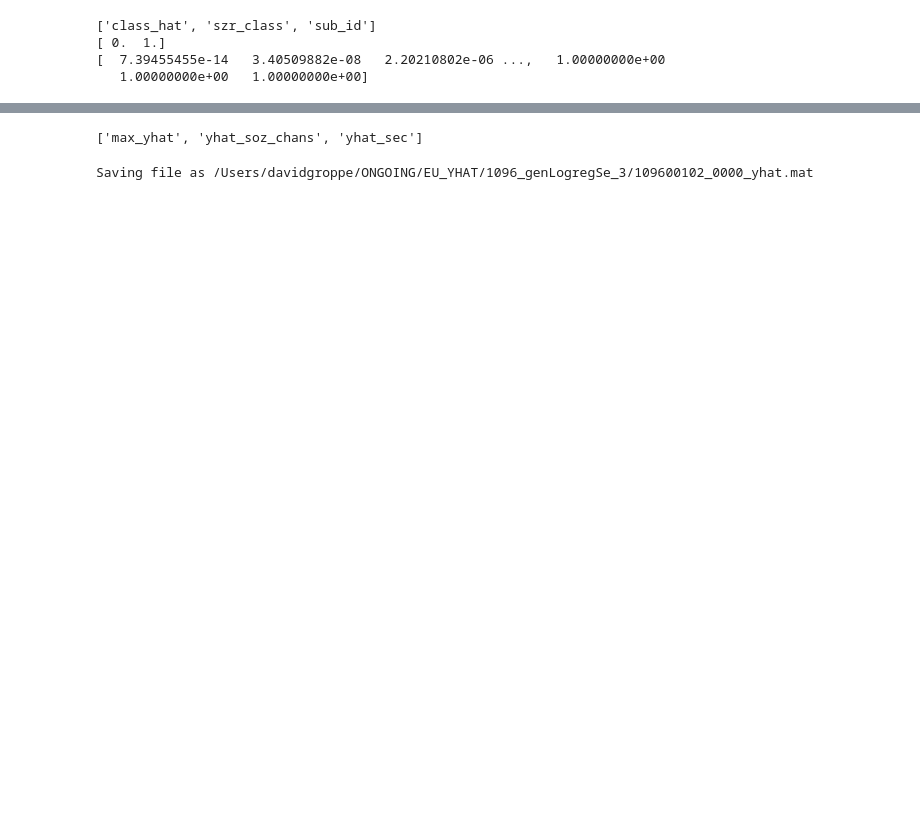
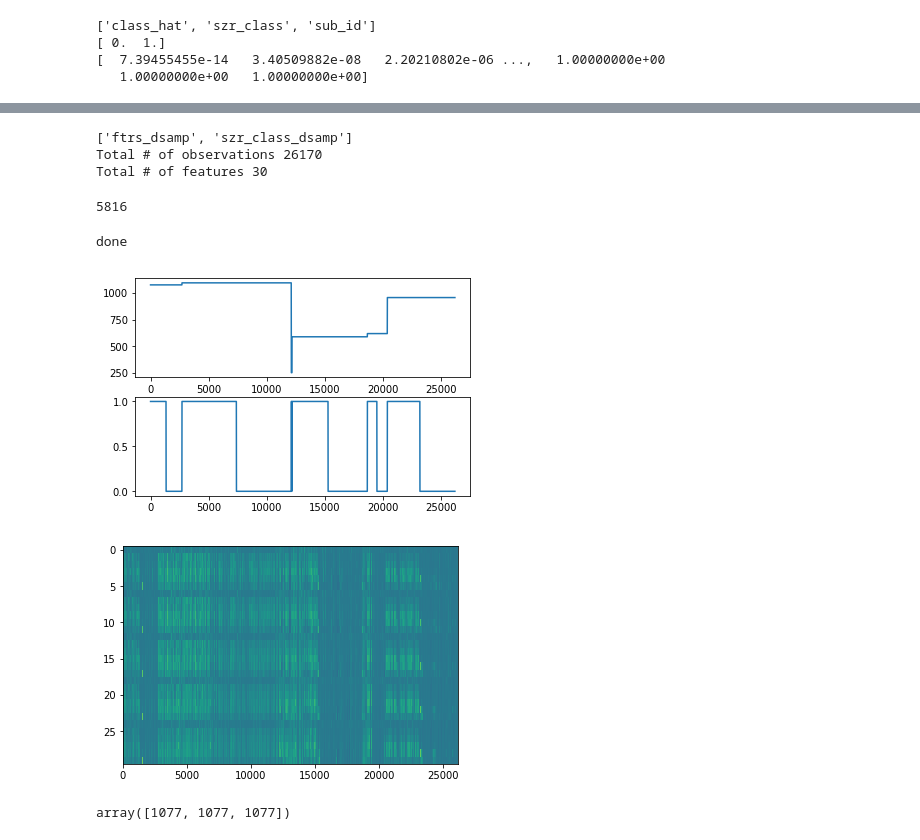
Before and after one commit to dmgroppe/SZR_ANT, a Jupyter notebook: EU_GENERAL/sbox_lap.ipynb, the cells around one changed output, grey strips where cells are left out. Saved outputs shown, nothing was run; the diff lists cells and outputs as text; code cells hidden in the pictures; blank space fills up the shorter version.

```diff
--- a/EU_GENERAL/sbox_lap.ipynb
+++ b/EU_GENERAL/sbox_lap.ipynb
@@ -80,13 +40,56 @@ Best train bal acc: 0.889466
-# %%
-stm='/Users/davidgroppe/ONGOING/EU_YHAT/1096_genLogregSe_3/109600102_0000_yhat'
-in_f=stm+'.npz'
-yhat_npz=np.load(in_f)
-yhat_npz.keys()
-# %% [output]
-['max_yhat', 'yhat_soz_chans', 'yhat_sec']
-# %%
-out_f=stm+'.mat'
-print('Saving file as %s' % out_f)
-sio.savemat(out_f,yhat_npz)
-# %% [output]
-Saving file as /Users/davidgroppe/ONGOING/EU_YHAT/1096_genLogregSe_3/109600102_0000_yhat.mat
+# %%
+# Load downsampled files to get # of observations
+subs=[1077, 1096, 253, 590, 620, 958]
+n_obs=0
+for sub in subs:
+    in_fname='kdownsampled_'+str(sub)+'.npz'
+    npz=np.load(in_fname)
+    n_obs+=npz['ftrs_dsamp'].shape[0]
+n_ftrs=npz['ftrs_dsamp'].shape[1]
+print(npz.keys())
+print('Total # of observations %d' % n_obs)
+print('Total # of features %d' % n_ftrs)
+# %% [output]
+['ftrs_dsamp', 'szr_class_dsamp']
+Total # of observations 26170
+Total # of features 30
+# %%
+npz['ftrs_dsamp'].shape[0]
+# %% [output]
+5816
+# %%
+# Concat downsampled data
+ftrs=np.zeros((n_obs,n_ftrs))
+sub_ids=np.zeros(n_obs,dtype=int)
+szr_class=np.zeros(n_obs)
+obs_ct=0;
+for sub in subs:
+    in_fname='kdownsampled_'+str(sub)+'.npz'
+    npz=np.load(in_fname)
+    n_obs_this_sub=npz['ftrs_dsamp'].shape[0]
+    ftrs[obs_ct:obs_ct+n_obs_this_sub,:]=npz['ftrs_dsamp']
+    sub_ids[obs_ct:obs_ct+n_obs_this_sub]=sub
+    szr_class[obs_ct:obs_ct+n_obs_this_sub]=npz['szr_class_dsamp']
+    obs_ct+=n_obs_this_sub
+# %%
+plt.figure(1)
+plt.clf()
+plt.subplot(2,1,1)
+plt.plot(sub_ids)
+
+plt.subplot(2,1,2)
+plt.plot(szr_class)
+
+mn_val=np.min(ftrs)
+plt.figure(2)
+plt.clf()
+plt.imshow(np.log10(ftrs.T-mn_val+1),aspect='auto')
+print('done')
+# %% [output]
+done
+[figure, added]
+[figure, added]
+# %%
+sub_ids[:3]
+# %% [output]
+array([1077, 1077, 1077])
```
Also changed, not shown: parts of 5 cells of this notebook, 6 other files.
